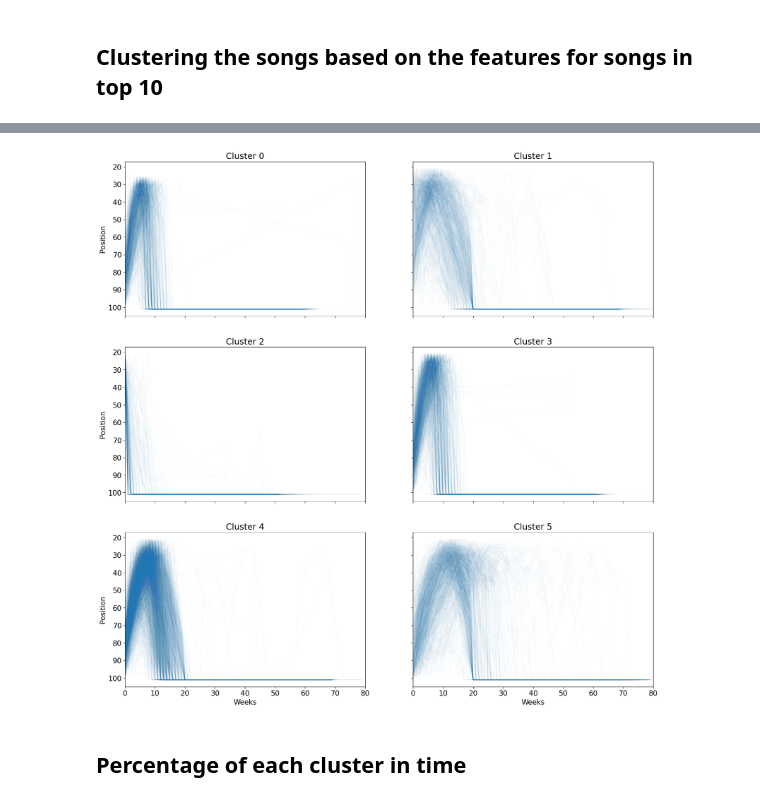
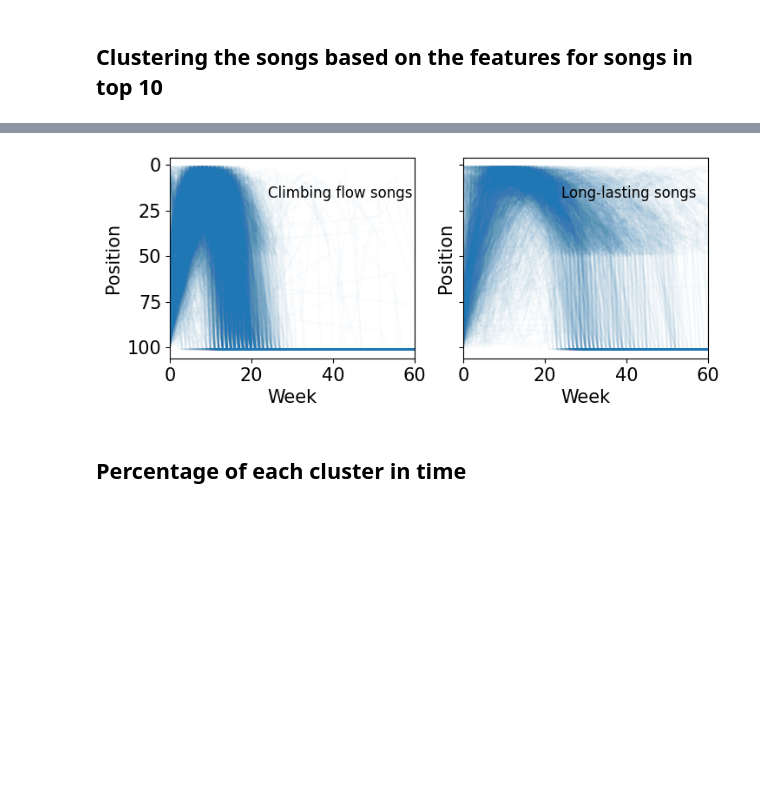
Before and after one commit to martalech/pop_charts_dynamics, a Jupyter notebook: trajectories_analysis/features_clustering_top10.ipynb, the cells around one changed output, grey strips where cells are left out. Cells and saved outputs as stored; diff of their text form; code cells hidden in the pictures; blank space fills up the shorter version.

```diff
--- a/trajectories_analysis/features_clustering_top10.ipynb
+++ b/trajectories_analysis/features_clustering_top10.ipynb
@@ -134,3 +168,10 @@ unique_clusters = unique(y_clusters)
+# %%
+def map_cluster_name(cluster_nr):
+    if cluster_nr == longlasting_cluster:
+        return "Long-lasting songs"
+    return "Climbing flow songs"
+
+billboard_hot_100_new["cluster"] = billboard_hot_100_new["cluster"].map(lambda x: map_cluster_name(x))
 # %%
 rows_to_add = []
 
@@ -167,8 +208,9 @@ billboard_100_with_empty_weeks = pd.concat([billboard_hot_100_new[["artist", "so
     "max_weeks_on_chart", "cluster"]], pd.DataFrame(rows_to_add)], ignore_index=True)
 billboard_100_with_empty_weeks["first_week"] = billboard_100_with_empty_weeks.groupby(["artist", "song_name"])["first_day_of_the_week"].transform("min")
 # %%
-fig, axes = plt.subplots(math.ceil(len(unique_clusters)/2), 2, figsize=(20, 20), sharex=True, sharey=True)
+fig, axes = plt.subplots(math.ceil(len(unique_clusters)/2), 2, figsize=(8, 3), sharex=True, sharey=True)
 row_i, col_i = 0, 0
+unique_clusters = unique(billboard_100_with_empty_weeks['cluster'])
 
 for cluster in tqdm(unique_clusters):
     songs_from_cluster = billboard_100_with_empty_weeks[billboard_100_with_empty_weeks['cluster'] == cluster].copy()
@@ -181,20 +223,17 @@ for cluster in tqdm(unique_clusters):
 
     songs_from_cluster.set_index("first_day_of_the_week", inplace=True)
 
-    axes[row_i, col_i].plot(songs_from_cluster.groupby("first_day_of_the_week")["position"].mean(),
+    axes[col_i].plot(songs_from_cluster.groupby("first_day_of_the_week")["position"].mean(),
             marker='o')
 
-    axes[row_i, col_i].set_title(f"Cluster {cluster}")
-    axes[row_i, col_i].set_xlabel("Weeks")
-    axes[row_i, col_i].set_ylabel("Position")
+    axes[col_i].text(0.4, 0.8, f"{cluster}", transform=axes[col_i].transAxes, fontsize=12)
+    axes[col_i].set_xlabel("Week")
+    axes[col_i].set_ylabel("Position")
 
     col_i += 1
-    if col_i == 2:
-        col_i = 0
-        row_i += 1
 
-plt.xlim(0, 80)
+plt.xlim(0, 60)
 plt.gca().invert_yaxis()
-plt.savefig(f"figures/average_cluster_trajectories_top_{TOP_POSITION}.pdf", format="pdf")
+plt.savefig(f"figures/average_cluster_trajectories_top_{TOP_POSITION}.pdf", format="pdf", bbox_inches='tight')
 plt.show()
 # %% [output]
@@ -202,38 +241,36 @@ plt.show()
 # %%
-fig, axes = plt.subplots(math.ceil(len(unique_clusters)/2), 2, figsize=(20, 20), sharex=True, sharey=True)
+fig, axes = plt.subplots(math.ceil(len(unique_clusters)/2), 2, figsize=(8, 3), sharex=True, sharey=True)
 row_i, col_i = 0, 0
 
 for cluster in unique_clusters:
     songs_from_cluster = billboard_100_with_empty_weeks[billboard_100_with_empty_weeks['cluster'] == cluster].copy()
 
     min_first_week = songs_from_cluster["first_day_of_the_week"].min().to_pydatetime()
 
     songs_from_cluster["first_day_of_the_week"] = songs_from_cluster.apply(lambda row:
         int(((min_first_week + timedelta(
                 days=(row["first_day_of_the_week"] - row["first_week"]).days)) - min_first_week).days / 7), axis=1)
 
     songs_from_cluster = songs_from_cluster[songs_from_cluster["first_day_of_the_week"] < 80]
     songs_from_cluster.set_index("first_day_of_the_week", inplace=True)
 
-    first_2000_songs = [g[1] for g in list(songs_from_cluster.groupby(["artist", "song_name"]))[:1000]]
+    first_2000_songs = [g[1] for g in list(songs_from_cluster.groupby(["artist", "song_name"]))[:2000]]
     for song in tqdm(first_2000_songs):
-        song["position"].plot(ax=axes[row_i, col_i], alpha=0.02, color="C0")
+        song_series = song["position"]
+        axes[col_i].plot(song_series.index, song_series.values, alpha=0.02, color="C0")
 
-    axes[row_i, col_i].set_title(f"Cluster {cluster}")
-    axes[row_i, col_i].set_xlabel("Weeks")
-    axes[row_i, col_i].set_ylabel("Position")
+    axes[col_i].text(0.4, 0.8, f"{cluster}", transform=axes[col_i].transAxes, fontsize=12)
+    axes[col_i].set_xlabel("Week")
+    axes[col_i].set_ylabel("Position")
 
     col_i += 1
-    if col_i == 2:
-        col_i = 0
-        row_i += 1
 
-plt.xlim(0, 80)
+plt.xlim(0, 60)
 plt.gca().invert_yaxis()
-plt.savefig(f"figures/cluster_trajectories_top_{TOP_POSITION}.pdf", format="pdf")
+plt.savefig(f"figures/cluster_trajectories_top_{TOP_POSITION}.pdf", format="pdf", bbox_inches='tight')
 plt.show()
 # %% [output]
-[figure, old version]
+[figure, new version]
 # %% [markdown]
 ## Percentage of each cluster in time
 # %%
```
Also changed, not shown: parts of 11 cells of this notebook, 10 other files.
